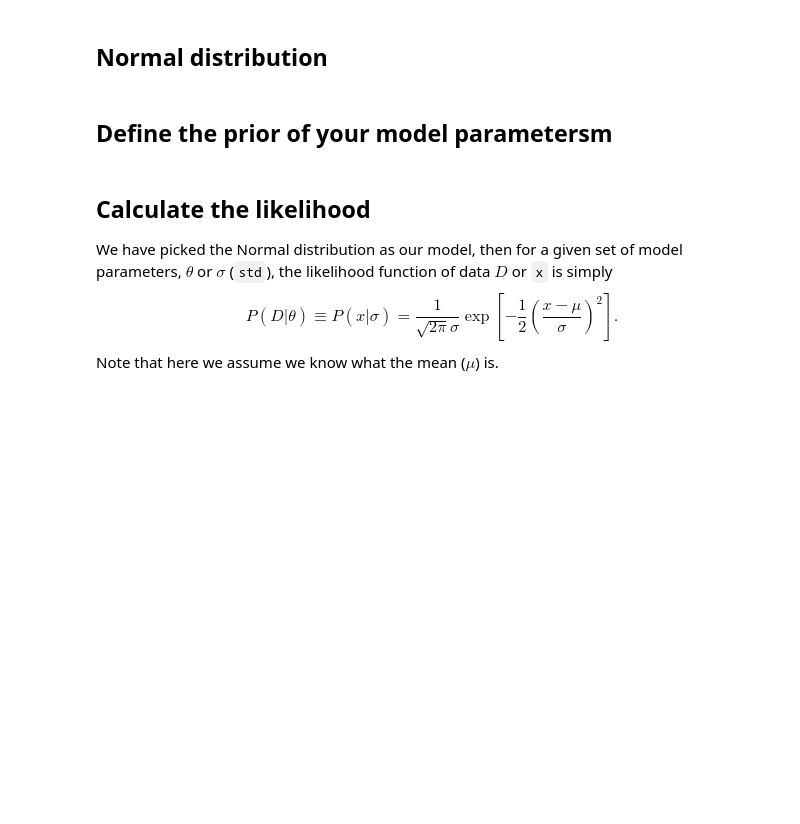
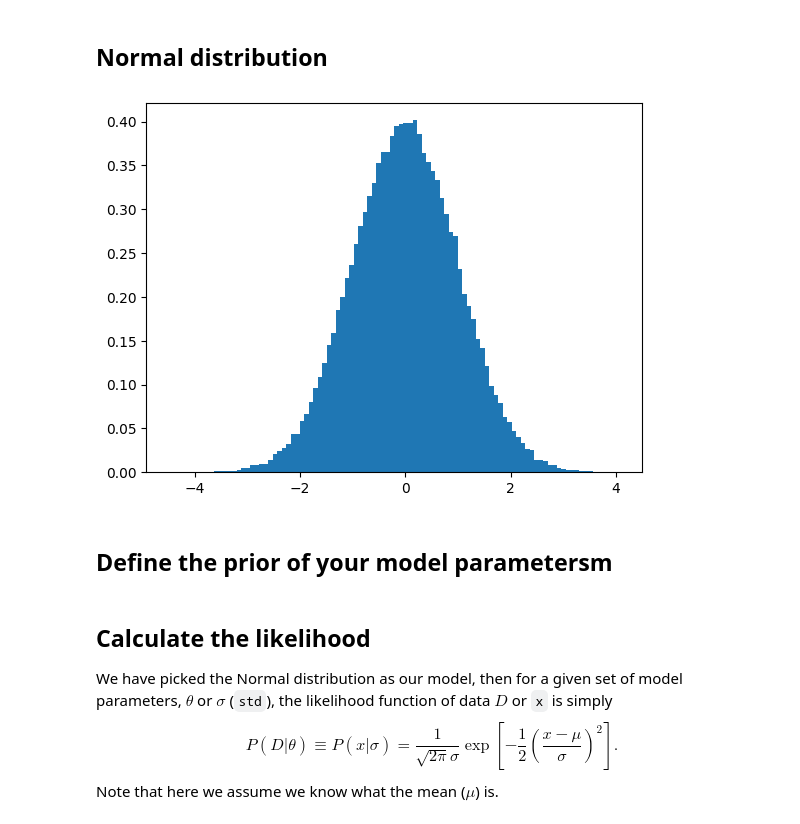
Before and after one commit to vernica-mehta/astr4004-8004-2025, a Jupyter notebook: notebooks/inference-part1.ipynb, the cells around one changed output. Cells and saved outputs as stored; diff of their text form; code cells hidden in the pictures; blank space fills up the shorter version.

```diff
--- a/notebooks/inference-part1.ipynb
+++ b/notebooks/inference-part1.ipynb
@@ -80,13 +97,15 @@ plt.hist(x_samples, density=True, bins=100);
 ## Normal distribution
 # %%
 def norm_pdf(x, mean, std):
-    ...
+    return np.exp(-((x-mean)/std)**2 / 2) / (std * np.sqrt(2 * np.pi))
 
 def pdf(x):
-    ...
+    return norm_pdf(x, 0, 1)
 
 x_samples = sample_parameters(pdf, -5, 5, 100000)
 plt.hist(x_samples, density=True, bins=100);
+# %% [output]
+[figure, added]
 # %% [markdown]
 ## Define the prior of your model parametersm
 # %%
```
Also changed, not shown: parts of 6 cells of this notebook, 4 other files.
